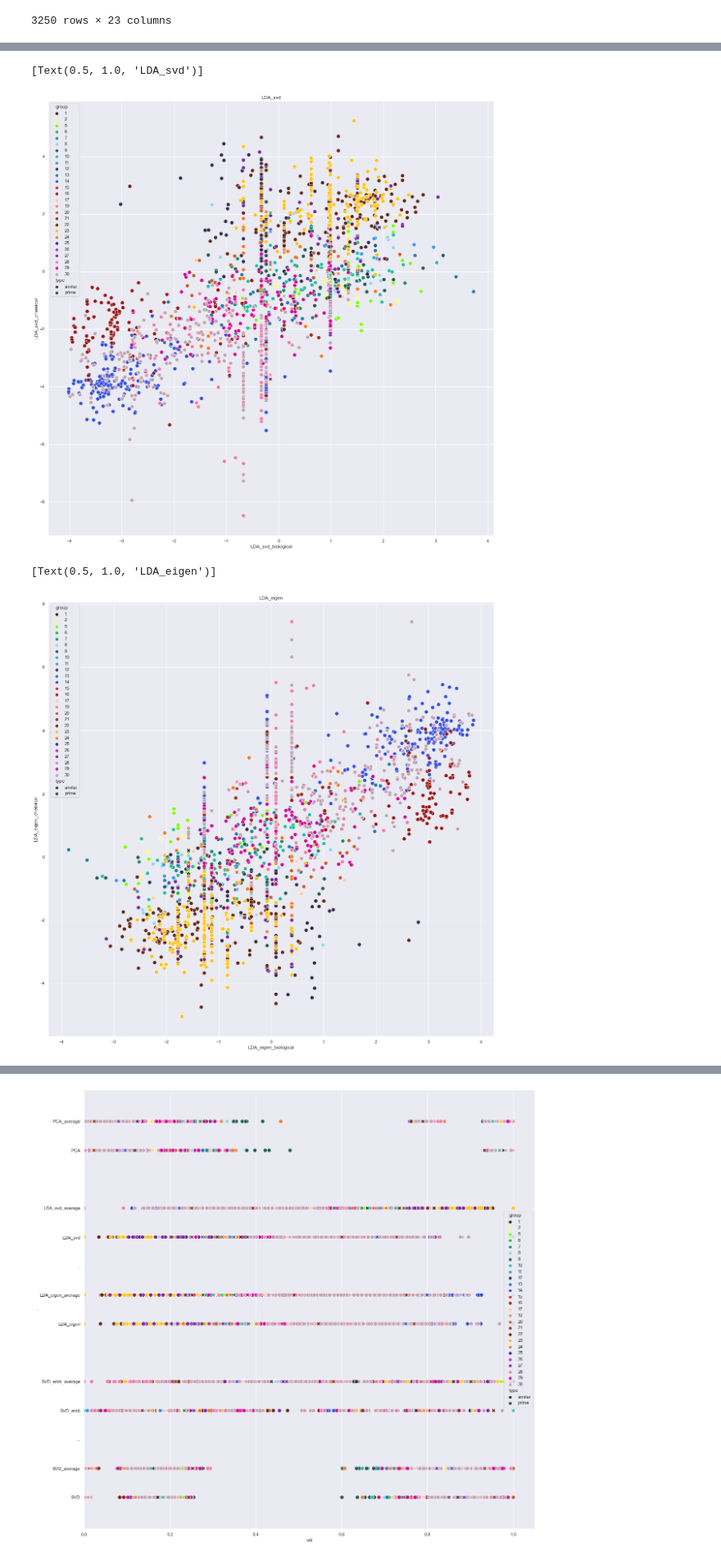
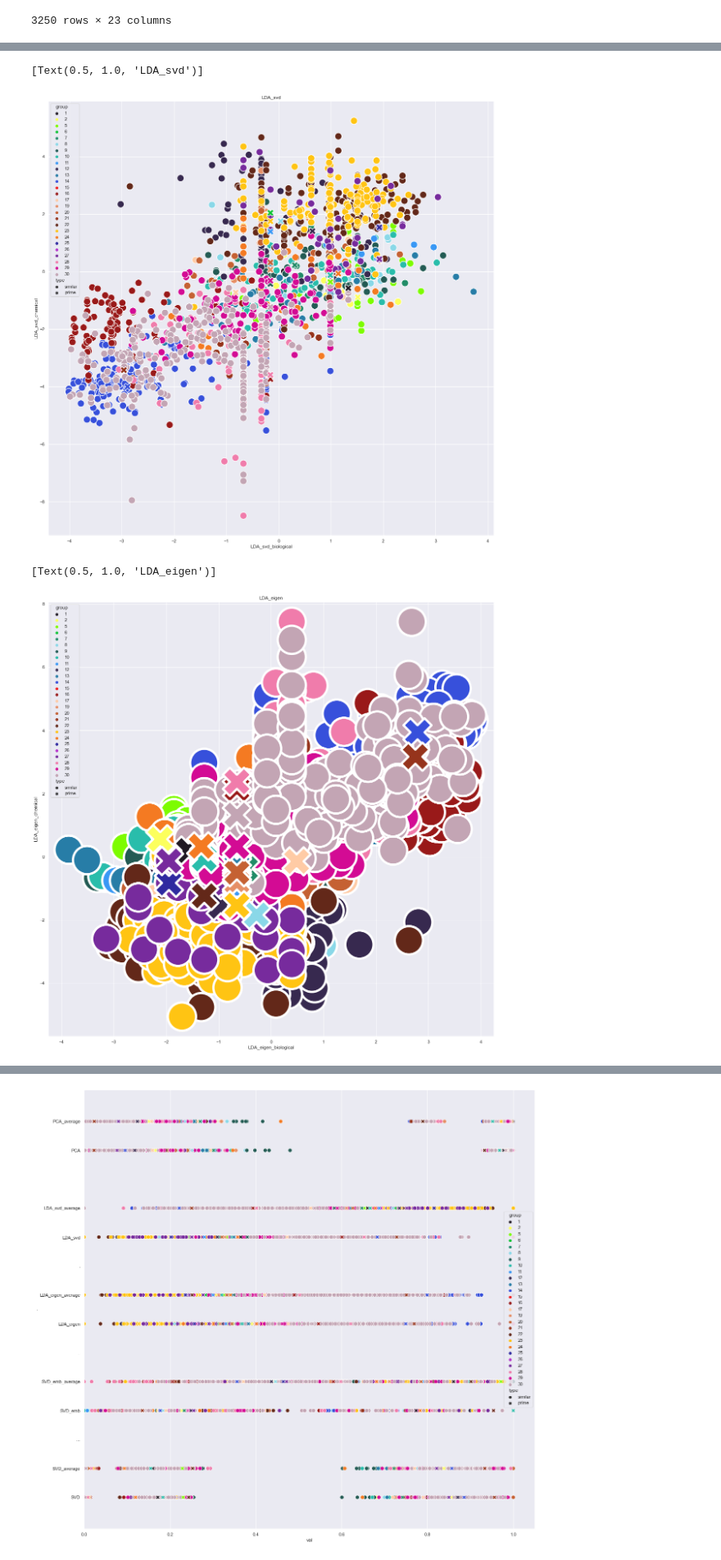
Before and after one commit to pustoshilov-d/CAVD_drug_repurposing, a Jupyter notebook: clustering.ipynb, the cells around one changed output, grey strips where cells are left out. Shown at 82% size. Cells and saved outputs as stored; diff of their text form; code cells hidden in the pictures.

```diff
--- a/clustering.ipynb
+++ b/clustering.ipynb
@@ -15,7 +15,7 @@ supportiveCols = supportiveCols.split('\t')
 bioCols = bioCols.split('\t')
 chemCols = chemCols.split('\t')
 # %%
-df = pd.read_csv('forClustering.tsv', sep='\t')
+df = pd.read_csv('temp/forClustering.tsv', sep='\t')
 df['label'] = df['#'].astype(str) + ' / ' + df['DrugBank Id'].astype(str)
 df = df.set_index('#')
 initDf = df
@@ -456,13 +456,13 @@ plot.set(title='PCA')
 # %%
-plot = sns.scatterplot(data=summaryDf, x='LDA_svd_biological', y='LDA_svd_chemical', hue='group', palette=sns.color_palette(colors),  style='type', s=90)
+plot = sns.scatterplot(data=summaryDf, x='LDA_svd_biological', y='LDA_svd_chemical', hue='group', palette=sns.color_palette(colors),  style='type', s=300)
 plot.set(title='LDA_svd')
 # %% [output]
 [Text(0.5, 1.0, 'LDA_svd')]
-[figure, old version]
+[figure, new version]
 # %%
-plot = sns.scatterplot(data=summaryDf, x='LDA_eigen_biological', y='LDA_eigen_chemical', hue='group', palette=sns.color_palette(colors),  style='type', s=90)
+plot = sns.scatterplot(data=summaryDf, x='LDA_eigen_biological', y='LDA_eigen_chemical', hue='group', palette=sns.color_palette(colors),  style='type', s=5000)
 plot.set(title='LDA_eigen')
 # %% [output]
 [Text(0.5, 1.0, 'LDA_eigen')]
-[figure, old version]
+[figure, new version]
 # %%
```
Also changed, not shown: parts of 7 cells of this notebook, 5 other files.
